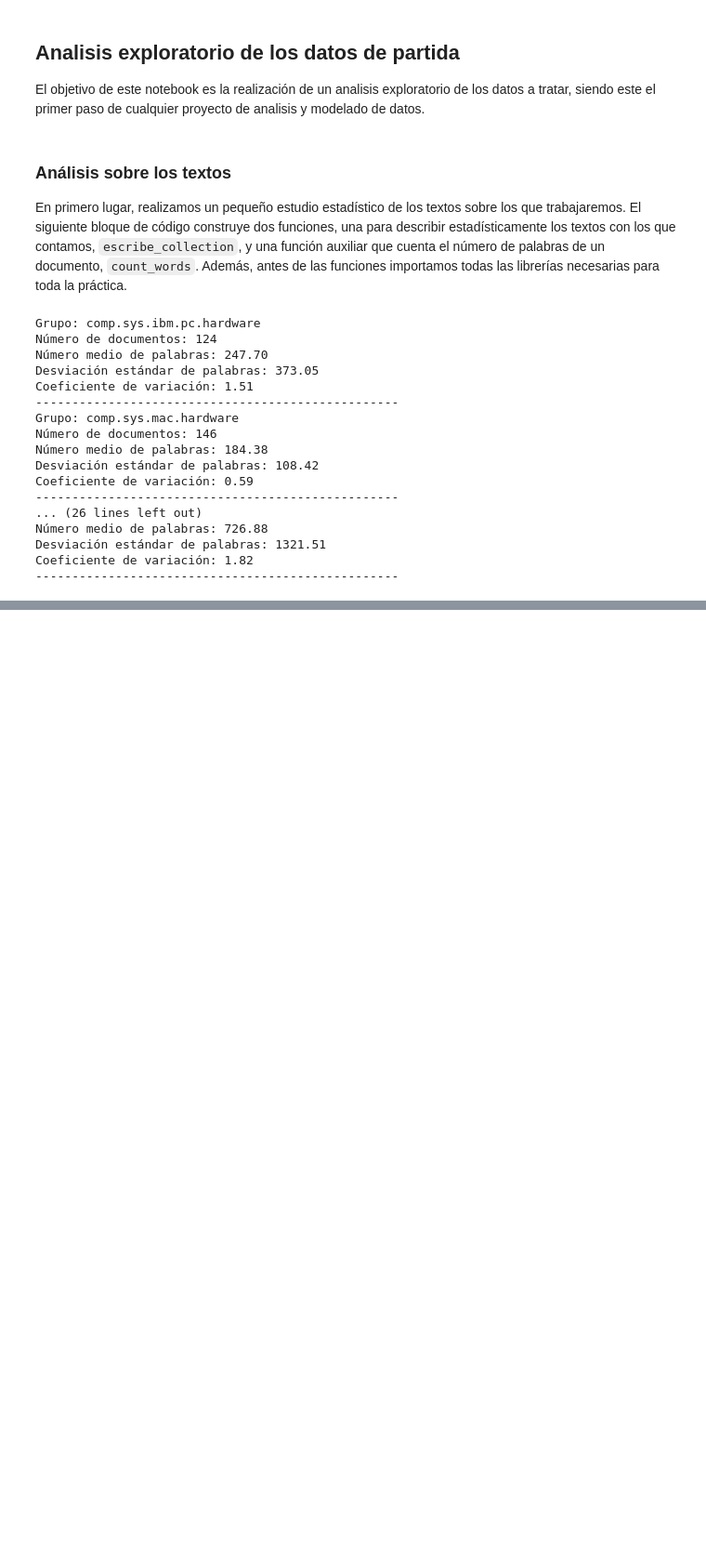
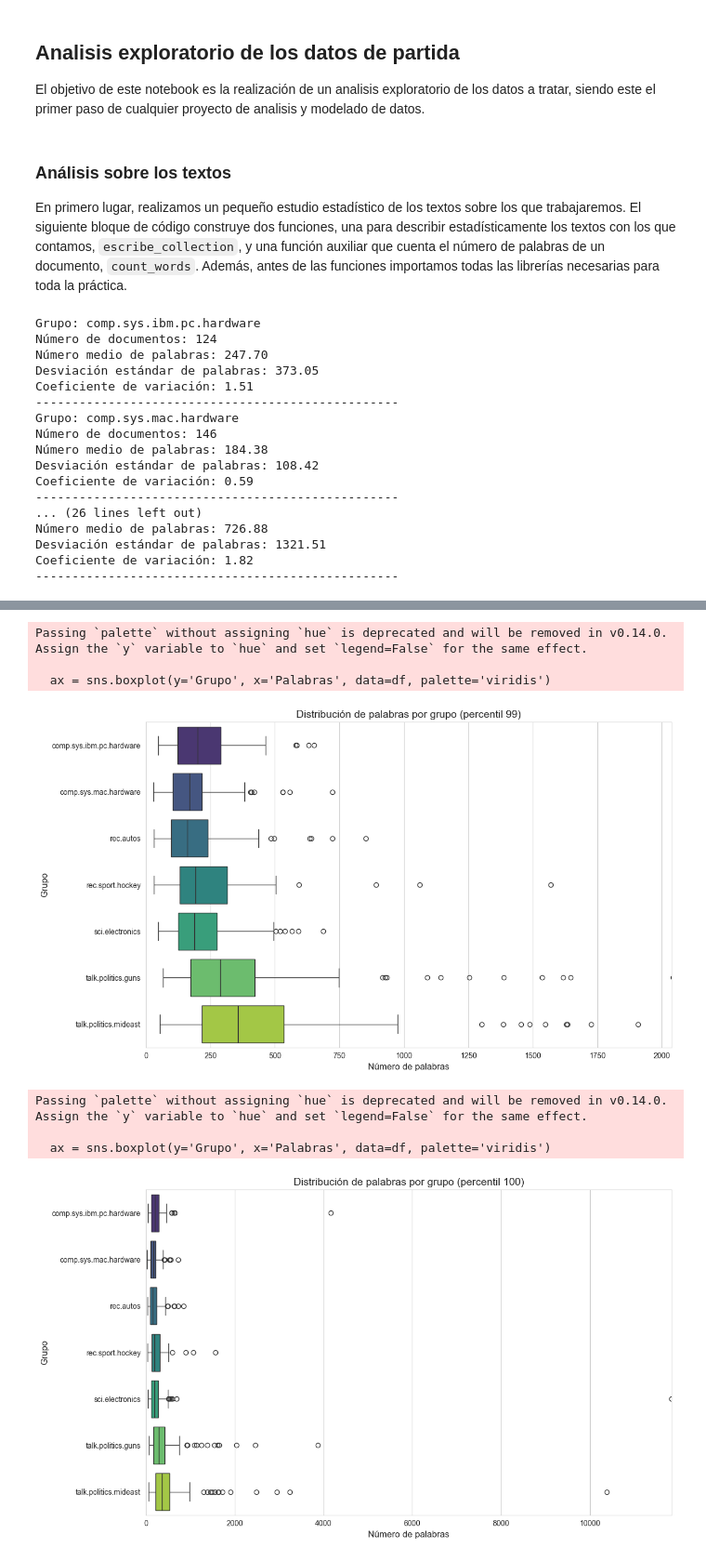
Before and after one commit to sabelaalicia/clustering-mt-practica2, a Jupyter notebook: notebooks/analisis_estadistico.ipynb, the cells around one changed output, grey strips where cells are left out. Shown at 93% size. Saved outputs shown, nothing was run; the diff lists cells and outputs as text; code cells hidden in the pictures; blank space fills up the shorter version.

```diff
--- a/notebooks/analisis_estadistico.ipynb
+++ b/notebooks/analisis_estadistico.ipynb
@@ -113,7 +113,7 @@ def prepare_boxplot_data(root_path):
                 data.append({'Grupo': group_name, 'Palabras': num_words})
     return pd.DataFrame(data)
 
-def plot_boxplot(df):
+def plot_boxplot(df, x):
     """
     Genera un boxplot horizontal mostrando la distribución de 'Palabras' por 'Grupo'.
 
@@ -128,16 +128,26 @@ def plot_boxplot(df):
     ax = sns.boxplot(y='Grupo', x='Palabras', data=df, palette='viridis')
 
     # Limitar eje X (el de la variable 'Palabras') al percentil 99
-    x_max = np.percentile(df['Palabras'], 99)
+    x_max = np.percentile(df['Palabras'], x)
     ax.set_xlim(0, x_max)
 
-    ax.set_title("Distribución de palabras por grupo (percentil 99)", fontsize=14)
+    ax.set_title(f"Distribución de palabras por grupo (percentil {x})", fontsize=14)
     ax.set_ylabel("Grupo", fontsize=12)
     ax.set_xlabel("Número de palabras", fontsize=12)
     # Ya no es necesario rotar las etiquetas del eje X, solo si los grupos fueran muy largos en Y
     plt.tight_layout()
-    plt.savefig("../docs/images/boxplot_palabras_por_grupo.png")
+    plt.savefig(f"../docs/images/boxplot_palabras_por_grupo_percentil_{x}.png")
     plt.show()
 # %%
 df = prepare_boxplot_data("../data/raw")
-plot_boxplot(df)
+plot_boxplot(df,99)
+plot_boxplot(df,100)
+# %% [output]
+Passing `palette` without assigning `hue` is deprecated and will be removed in v0.14.0. Assign the `y` variable to `hue` and set `legend=False` for the same effect.
+
+  ax = sns.boxplot(y='Grupo', x='Palabras', data=df, palette='viridis')
+[figure, added]
+Passing `palette` without assigning `hue` is deprecated and will be removed in v0.14.0. Assign the `y` variable to `hue` and set `legend=False` for the same effect.
+
+  ax = sns.boxplot(y='Grupo', x='Palabras', data=df, palette='viridis')
+[figure, added]
```
Also changed, not shown: parts of 2 cells of this notebook, 1 other file.
